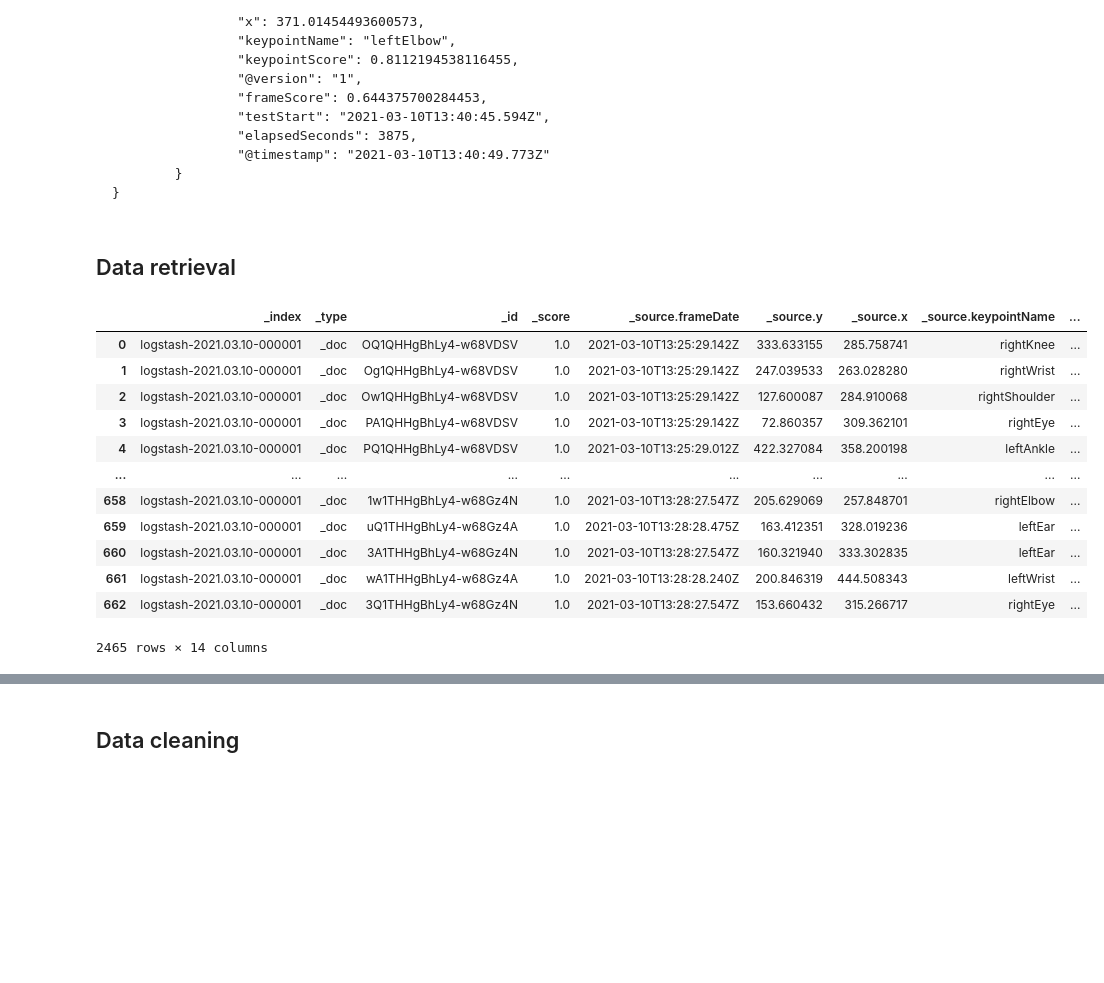
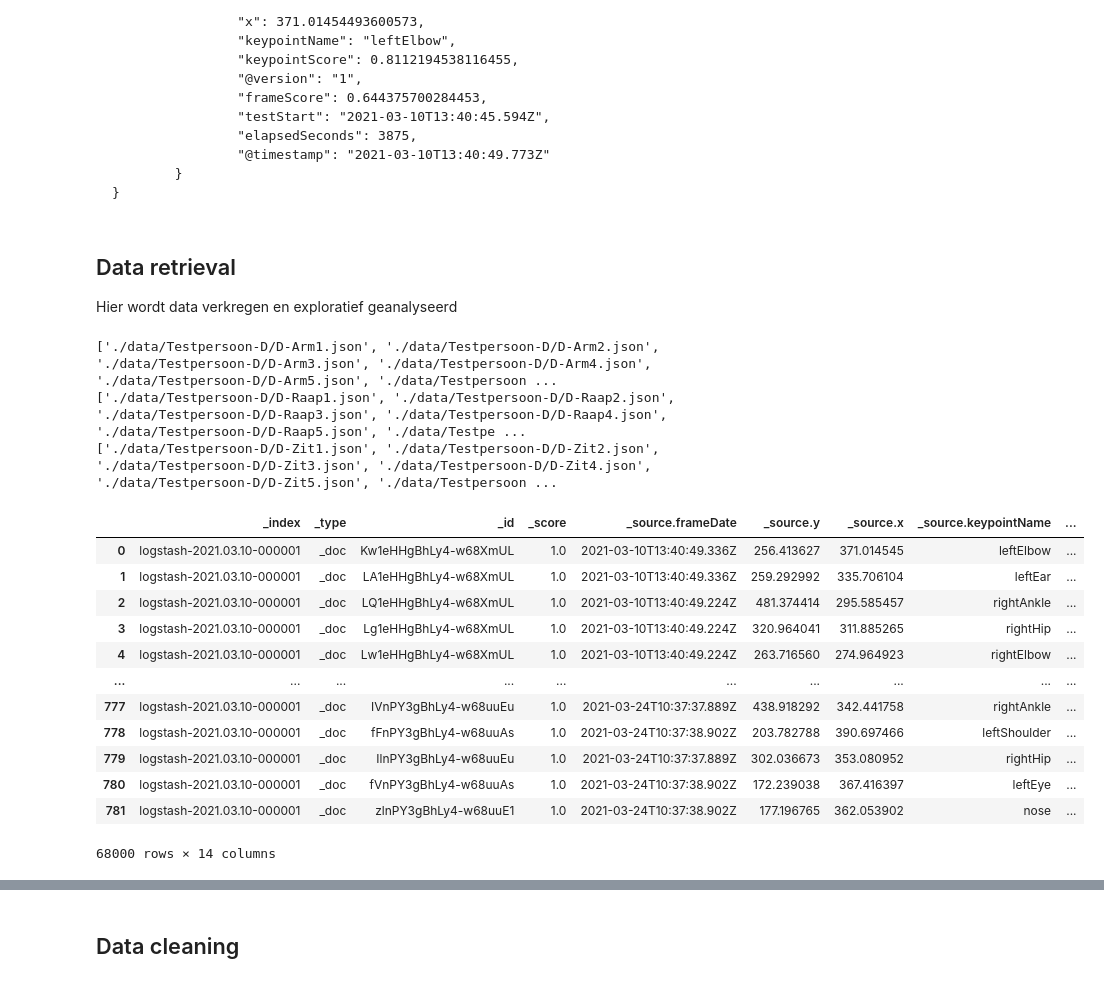
Before and after one commit to MaxSmeets/anomaly-detection-data-science, a Jupyter notebook: anomaly-detection.ipynb, the cells around one changed output, grey strips where cells are left out. Cells and saved outputs as stored; diff of their text form; code cells hidden in the pictures; blank space fills up the shorter version.

````diff
--- a/anomaly-detection.ipynb
+++ b/anomaly-detection.ipynb
@@ -63,6 +63,8 @@ Een voorbeeld momentopname van een herkenningspunt ziet er als volgt uit:
 ```
 # %% [markdown]
 ## Data retrieval
+
+Hier wordt data verkregen en exploratief geanalyseerd
 # %%
 # Imports
 import pandas as pd
@@ -76,35 +104,36 @@ pd.set_option('display.max_columns',100)
 # %%
-#Define file locations and empty dataframe
-files = [
-            './data/Testpersoon-D/D-Zit1.json',
-            './data/Testpersoon-D/D-Zit2.json',
-            './data/Testpersoon-D/D-Zit3.json',
-            './data/Testpersoon-D/D-Zit4.json',
-            './data/Testpersoon-D/D-Zit5.json'
-        ]
-
 df = pd.DataFrame([])
 
-# Concatinate json files to dataframe
-for file in range(len(files)):
-    with open(files[file]) as data_file:
-        data = json.load(data_file)
-        df = pd.concat([df, pd.json_normalize(data['hits']['hits'])])
+for i in files:
+    print(files[i])
+    # Concatinate json files to dataframe
+    for file in range(len(files[i])):
+        with open(files[i][file]) as data_file:
+            data = json.load(data_file)
+            df = pd.concat([df, pd.json_normalize(data['hits']['hits'])])
+
+
+
+
+
 df
 # %% [output]
+['./data/Testpersoon-D/D-Arm1.json', './data/Testpersoon-D/D-Arm2.json', './data/Testpersoon-D/D-Arm3.json', './data/Testpersoon-D/D-Arm4.json', './data/Testpersoon-D/D-Arm5.json', './data/Testpersoon ...
+['./data/Testpersoon-D/D-Raap1.json', './data/Testpersoon-D/D-Raap2.json', './data/Testpersoon-D/D-Raap3.json', './data/Testpersoon-D/D-Raap4.json', './data/Testpersoon-D/D-Raap5.json', './data/Testpe ...
+['./data/Testpersoon-D/D-Zit1.json', './data/Testpersoon-D/D-Zit2.json', './data/Testpersoon-D/D-Zit3.json', './data/Testpersoon-D/D-Zit4.json', './data/Testpersoon-D/D-Zit5.json', './data/Testpersoon ...
 |  | _index | _type | _id | _score | _source.frameDate | _source.y | _source.x | _source.keypointName | ... |
-| 0 | logstash-2021.03.10-000001 | _doc | OQ1QHHgBhLy4-w68VDSV | 1.0 | 2021-03-10T13:25:29.142Z | 333.633155 | 285.758741 | rightKnee | ... |
-| 1 | logstash-2021.03.10-000001 | _doc | Og1QHHgBhLy4-w68VDSV | 1.0 | 2021-03-10T13:25:29.142Z | 247.039533 | 263.028280 | rightWrist | ... |
-| 2 | logstash-2021.03.10-000001 | _doc | Ow1QHHgBhLy4-w68VDSV | 1.0 | 2021-03-10T13:25:29.142Z | 127.600087 | 284.910068 | rightShoulder | ... |
-| 3 | logstash-2021.03.10-000001 | _doc | PA1QHHgBhLy4-w68VDSV | 1.0 | 2021-03-10T13:25:29.142Z | 72.860357 | 309.362101 | rightEye | ... |
-| 4 | logstash-2021.03.10-000001 | _doc | PQ1QHHgBhLy4-w68VDSV | 1.0 | 2021-03-10T13:25:29.012Z | 422.327084 | 358.200198 | leftAnkle | ... |
+| 0 | logstash-2021.03.10-000001 | _doc | Kw1eHHgBhLy4-w68XmUL | 1.0 | 2021-03-10T13:40:49.336Z | 256.413627 | 371.014545 | leftElbow | ... |
+| 1 | logstash-2021.03.10-000001 | _doc | LA1eHHgBhLy4-w68XmUL | 1.0 | 2021-03-10T13:40:49.336Z | 259.292992 | 335.706104 | leftEar | ... |
+| 2 | logstash-2021.03.10-000001 | _doc | LQ1eHHgBhLy4-w68XmUL | 1.0 | 2021-03-10T13:40:49.224Z | 481.374414 | 295.585457 | rightAnkle | ... |
+| 3 | logstash-2021.03.10-000001 | _doc | Lg1eHHgBhLy4-w68XmUL | 1.0 | 2021-03-10T13:40:49.224Z | 320.964041 | 311.885265 | rightHip | ... |
+| 4 | logstash-2021.03.10-000001 | _doc | Lw1eHHgBhLy4-w68XmUL | 1.0 | 2021-03-10T13:40:49.224Z | 263.716560 | 274.964923 | rightElbow | ... |
 | ... | ... | ... | ... | ... | ... | ... | ... | ... | ... |
-| 658 | logstash-2021.03.10-000001 | _doc | 1w1THHgBhLy4-w68Gz4N | 1.0 | 2021-03-10T13:28:27.547Z | 205.629069 | 257.848701 | rightElbow | ... |
-| 659 | logstash-2021.03.10-000001 | _doc | uQ1THHgBhLy4-w68Gz4A | 1.0 | 2021-03-10T13:28:28.475Z | 163.412351 | 328.019236 | leftEar | ... |
-| 660 | logstash-2021.03.10-000001 | _doc | 3A1THHgBhLy4-w68Gz4N | 1.0 | 2021-03-10T13:28:27.547Z | 160.321940 | 333.302835 | leftEar | ... |
-| 661 | logstash-2021.03.10-000001 | _doc | wA1THHgBhLy4-w68Gz4A | 1.0 | 2021-03-10T13:28:28.240Z | 200.846319 | 444.508343 | leftWrist | ... |
-| 662 | logstash-2021.03.10-000001 | _doc | 3Q1THHgBhLy4-w68Gz4N | 1.0 | 2021-03-10T13:28:27.547Z | 153.660432 | 315.266717 | rightEye | ... |
+| 777 | logstash-2021.03.10-000001 | _doc | IVnPY3gBhLy4-w68uuEu | 1.0 | 2021-03-24T10:37:37.889Z | 438.918292 | 342.441758 | rightAnkle | ... |
+| 778 | logstash-2021.03.10-000001 | _doc | fFnPY3gBhLy4-w68uuAs | 1.0 | 2021-03-24T10:37:38.902Z | 203.782788 | 390.697466 | leftShoulder | ... |
+| 779 | logstash-2021.03.10-000001 | _doc | IlnPY3gBhLy4-w68uuEu | 1.0 | 2021-03-24T10:37:37.889Z | 302.036673 | 353.080952 | rightHip | ... |
+| 780 | logstash-2021.03.10-000001 | _doc | fVnPY3gBhLy4-w68uuAs | 1.0 | 2021-03-24T10:37:38.902Z | 172.239038 | 367.416397 | leftEye | ... |
+| 781 | logstash-2021.03.10-000001 | _doc | zlnPY3gBhLy4-w68uuE1 | 1.0 | 2021-03-24T10:37:38.902Z | 177.196765 | 362.053902 | nose | ... |
-2465 rows × 14 columns
+68000 rows × 14 columns
 # %%
 # Dataframe column types
 df.info()
````
Also changed, not shown: parts of 12 cells of this notebook.
